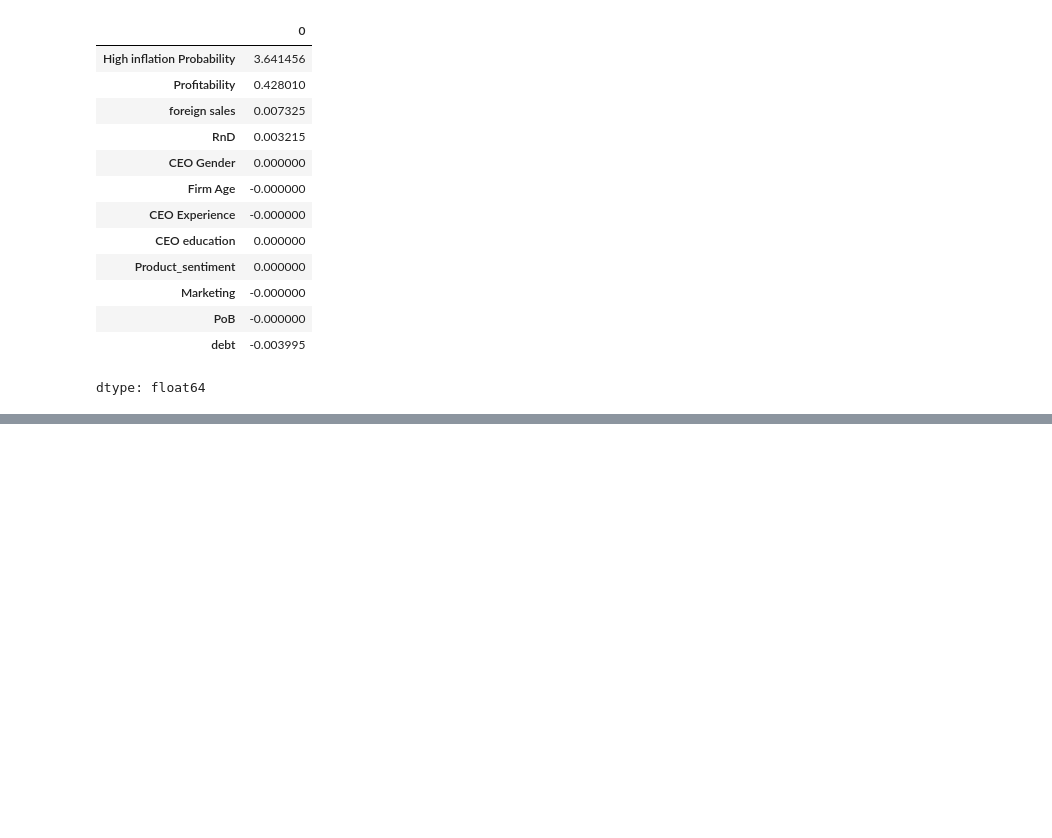
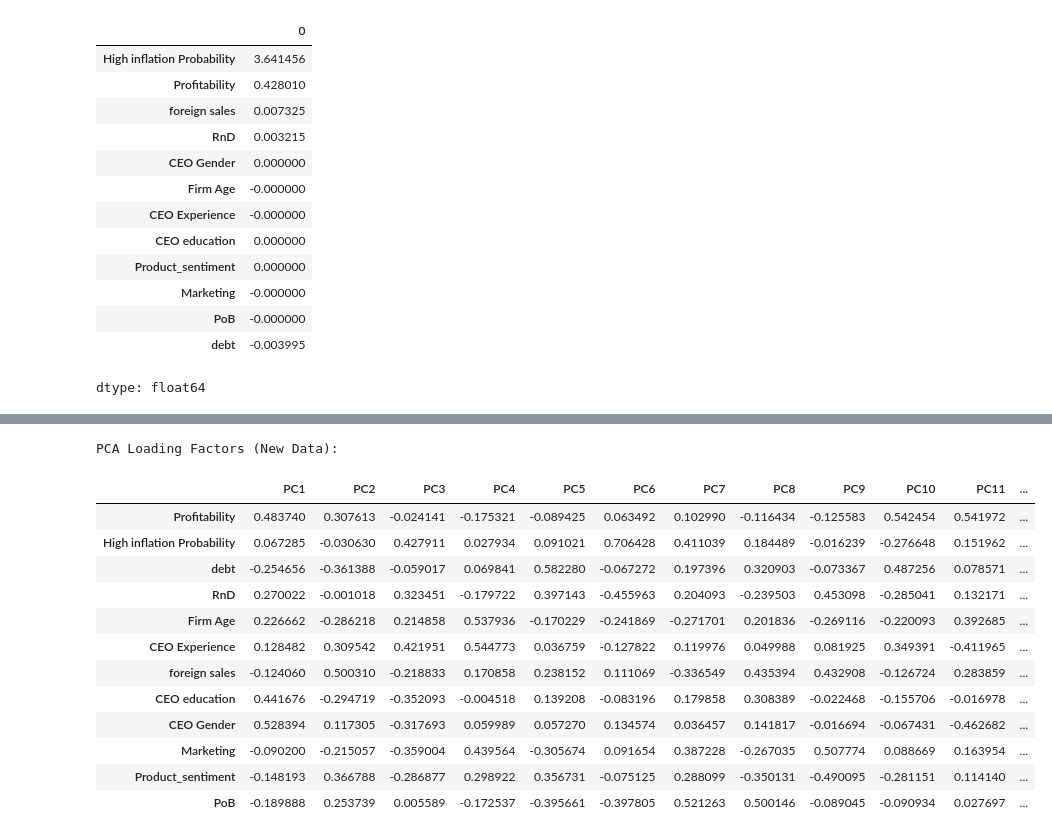
Before and after one commit to ashleyak7/MSCI-151-week-1-workshops, a Jupyter notebook: CW4_AAK.ipynb, the cells around one changed output, grey strips where cells are left out. Saved outputs shown, nothing was run; the diff lists cells and outputs as text; code cells hidden in the pictures; blank space fills up the shorter version.

```diff
--- a/CW4_AAK.ipynb
+++ b/CW4_AAK.ipynb
@@ -725,0 +706,40 @@ dtype: float64
+# %%
+from sklearn.preprocessing import StandardScaler
+from sklearn.decomposition import PCA
+import pandas as pd
+
+# Assuming df is already loaded from 'cw4 high inflation .xlsx'
+
+# Define the features for PCA
+feature_cols_pca_new = ['Profitability', 'High inflation Probability', 'debt', 'RnD', 'Firm Age', 'CEO Experience', 'foreign sales', 'CEO education', 'CEO Gender', 'Marketing', 'Product_sentiment', 'PoB']
+X_pca_new = df[feature_cols_pca_new]
+
+# Standardize the features
+scaler_new = StandardScaler()
+X_pca_scaled_new = scaler_new.fit_transform(X_pca_new)
+
+# Perform PCA
+pca_new = PCA()
+X_pca_transformed_new = pca_new.fit_transform(X_pca_scaled_new)
+
+# Get the loading factors
+loading_factors_new = pd.DataFrame(pca_new.components_.T, columns=[f'PC{i+1}' for i in range(pca_new.n_components_)], index=feature_cols_pca_new)
+
+# Display the loading factors
+print("PCA Loading Factors (New Data):")
+display(loading_factors_new)
+# %% [output]
+PCA Loading Factors (New Data):
+|  | PC1 | PC2 | PC3 | PC4 | PC5 | PC6 | PC7 | PC8 | PC9 | PC10 | PC11 | ... |
+| Profitability | 0.483740 | 0.307613 | -0.024141 | -0.175321 | -0.089425 | 0.063492 | 0.102990 | -0.116434 | -0.125583 | 0.542454 | 0.541972 | ... |
+| High inflation Probability | 0.067285 | -0.030630 | 0.427911 | 0.027934 | 0.091021 | 0.706428 | 0.411039 | 0.184489 | -0.016239 | -0.276648 | 0.151962 | ... |
+| debt | -0.254656 | -0.361388 | -0.059017 | 0.069841 | 0.582280 | -0.067272 | 0.197396 | 0.320903 | -0.073367 | 0.487256 | 0.078571 | ... |
+| RnD | 0.270022 | -0.001018 | 0.323451 | -0.179722 | 0.397143 | -0.455963 | 0.204093 | -0.239503 | 0.453098 | -0.285041 | 0.132171 | ... |
+| Firm Age | 0.226662 | -0.286218 | 0.214858 | 0.537936 | -0.170229 | -0.241869 | -0.271701 | 0.201836 | -0.269116 | -0.220093 | 0.392685 | ... |
+| CEO Experience | 0.128482 | 0.309542 | 0.421951 | 0.544773 | 0.036759 | -0.127822 | 0.119976 | 0.049988 | 0.081925 | 0.349391 | -0.411965 | ... |
+| foreign sales | -0.124060 | 0.500310 | -0.218833 | 0.170858 | 0.238152 | 0.111069 | -0.336549 | 0.435394 | 0.432908 | -0.126724 | 0.283859 | ... |
+| CEO education | 0.441676 | -0.294719 | -0.352093 | -0.004518 | 0.139208 | -0.083196 | 0.179858 | 0.308389 | -0.022468 | -0.155706 | -0.016978 | ... |
+| CEO Gender | 0.528394 | 0.117305 | -0.317693 | 0.059989 | 0.057270 | 0.134574 | 0.036457 | 0.141817 | -0.016694 | -0.067431 | -0.462682 | ... |
+| Marketing | -0.090200 | -0.215057 | -0.359004 | 0.439564 | -0.305674 | 0.091654 | 0.387228 | -0.267035 | 0.507774 | 0.088669 | 0.163954 | ... |
+| Product_sentiment | -0.148193 | 0.366788 | -0.286877 | 0.298922 | 0.356731 | -0.075125 | 0.288099 | -0.350131 | -0.490095 | -0.281151 | 0.114140 | ... |
+| PoB | -0.189888 | 0.253739 | 0.005589 | -0.172537 | -0.395661 | -0.397805 | 0.521263 | 0.500146 | -0.089045 | -0.090934 | 0.027697 | ... |
```
Also changed, not shown: parts of 103 cells of this notebook.
